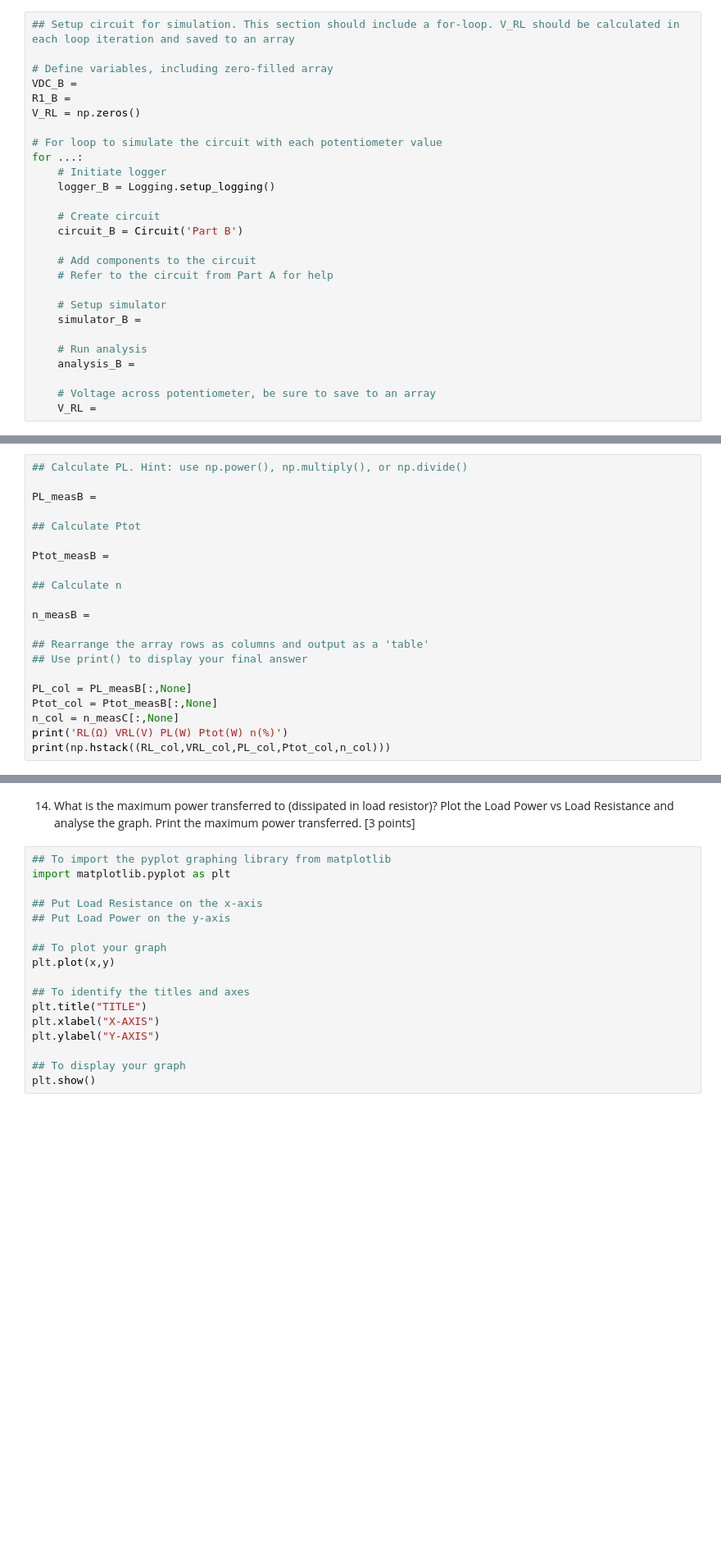
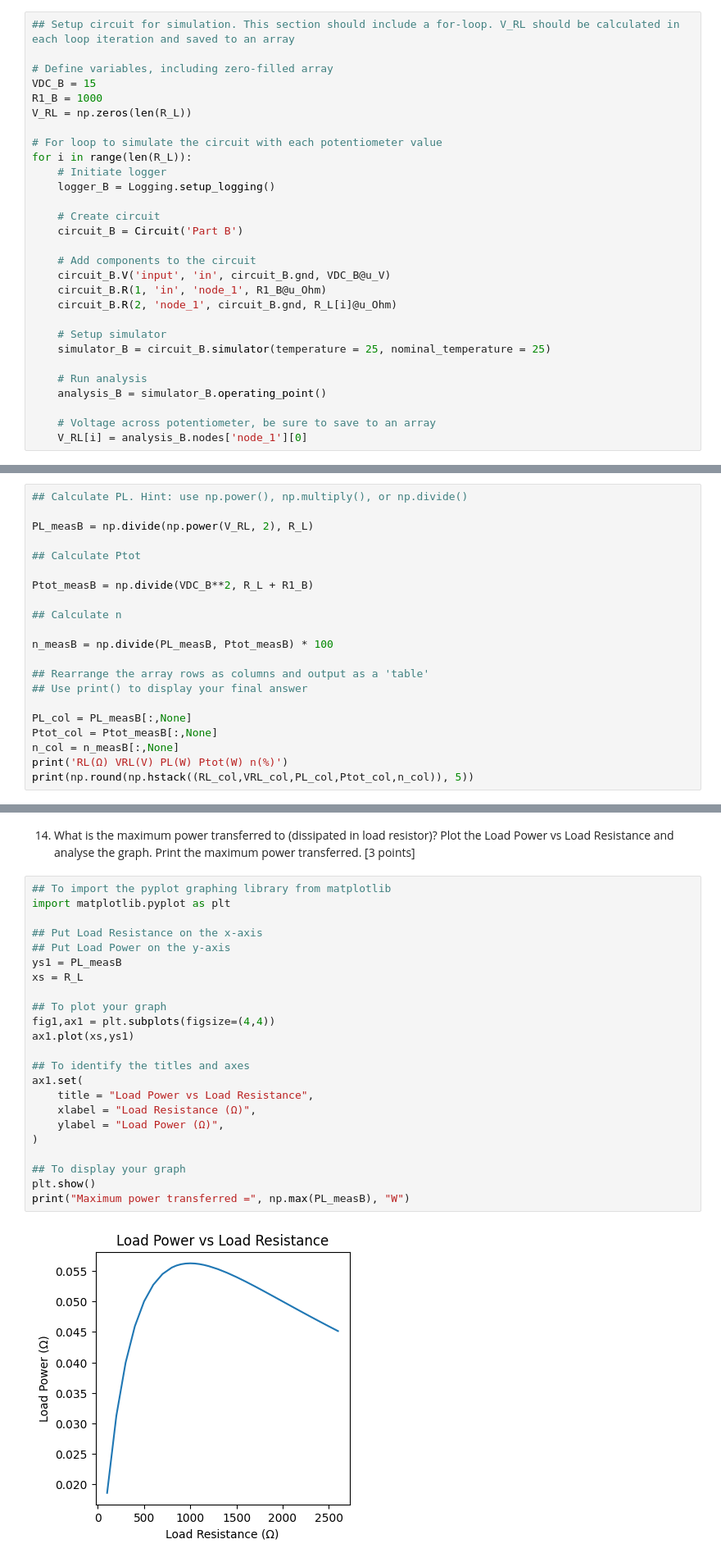
Before and after one commit to mon05mon05/MECH-383-Labs, a Jupyter notebook: Lab 1/Lab 1 Report.ipynb, the cells around one changed output, grey strips where cells are left out. Shown at 82% size. Saved outputs shown, nothing was run; the diff lists cells and outputs as text; blank space fills up the shorter version.

```diff
--- a/Lab 1/Lab 1 Report.ipynb
+++ b/Lab 1/Lab 1 Report.ipynb
@@ -188,12 +248,12 @@ R_L = np.array([])
 ## Setup circuit for simulation. This section should include a for-loop. V_RL should be calculated in each loop iteration and saved to an array
 
 # Define variables, including zero-filled array
-VDC_B =
-R1_B =
-V_RL = np.zeros()
+VDC_B = 15
+R1_B = 1000
+V_RL = np.zeros(len(R_L))
 
 # For loop to simulate the circuit with each potentiometer value
-for ...:
+for i in range(len(R_L)):
     # Initiate logger
     logger_B = Logging.setup_logging()
 
@@ -201,16 +261,18 @@ for ...:
     circuit_B = Circuit('Part B')
 
     # Add components to the circuit
-    # Refer to the circuit from Part A for help
+    circuit_B.V('input', 'in', circuit_B.gnd, VDC_B@u_V)
+    circuit_B.R(1, 'in', 'node_1', R1_B@u_Ohm)
+    circuit_B.R(2, 'node_1', circuit_B.gnd, R_L[i]@u_Ohm)
 
     # Setup simulator
-    simulator_B =
+    simulator_B = circuit_B.simulator(temperature = 25, nominal_temperature = 25)
 
     # Run analysis
-    analysis_B =
+    analysis_B = simulator_B.operating_point()
 
     # Voltage across potentiometer, be sure to save to an array
-    V_RL =
+    V_RL[i] = analysis_B.nodes['node_1'][0]
 # %% [markdown]
 10. Print the arrays for $R_L$ and $V_{RL}$ as columns. [1 point]
 # %%
@@ -247,21 +330,21 @@ print('I_postA =',I_postA,'A')
 # %%
 ## Calculate PL. Hint: use np.power(), np.multiply(), or np.divide()
 
-PL_measB =
+PL_measB = np.divide(np.power(V_RL, 2), R_L)
 
 ## Calculate Ptot
 
-Ptot_measB =
+Ptot_measB = np.divide(VDC_B**2, R_L + R1_B)
 
 ## Calculate n
 
-n_measB =
+n_measB = np.divide(PL_measB, Ptot_measB) * 100
 
 ## Rearrange the array rows as columns and output as a 'table'
 ## Use print() to display your final answer
 
 PL_col = PL_measB[:,None]
 Ptot_col = Ptot_measB[:,None]
-n_col = n_measC[:,None]
+n_col = n_measB[:,None]
 print('RL(Ω) VRL(V) PL(W) Ptot(W) n(%)')
-print(np.hstack((RL_col,VRL_col,PL_col,Ptot_col,n_col)))
+print(np.round(np.hstack((RL_col,VRL_col,PL_col,Ptot_col,n_col)), 5))
@@ -270,17 +371,25 @@ print(np.hstack((RL_col,VRL_col,PL_col,Ptot_col,n_col)))
 # %%
 ## To import the pyplot graphing library from matplotlib
 import matplotlib.pyplot as plt
 
 ## Put Load Resistance on the x-axis
 ## Put Load Power on the y-axis
+ys1 = PL_measB
+xs = R_L
 
 ## To plot your graph
-plt.plot(x,y)
+fig1,ax1 = plt.subplots(figsize=(4,4))
+ax1.plot(xs,ys1)
 
 ## To identify the titles and axes
-plt.title("TITLE")
-plt.xlabel("X-AXIS")
-plt.ylabel("Y-AXIS")
+ax1.set(
+    title = "Load Power vs Load Resistance",
+    xlabel = "Load Resistance (Ω)",
+    ylabel = "Load Power (Ω)",
+)
 
 ## To display your graph
 plt.show()
+print("Maximum power transferred =", np.max(PL_measB), "W")
+# %% [output]
+[figure, added]
```
Also changed, not shown: parts of 19 cells of this notebook, 1 other file.
